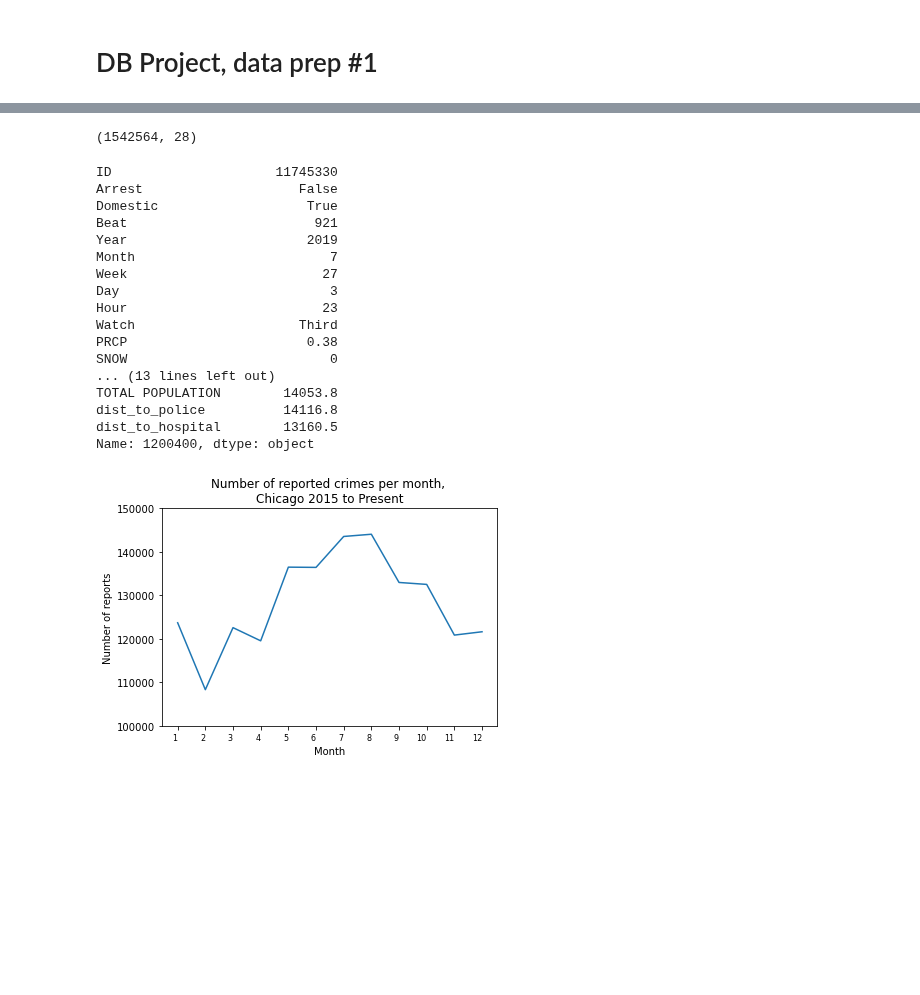
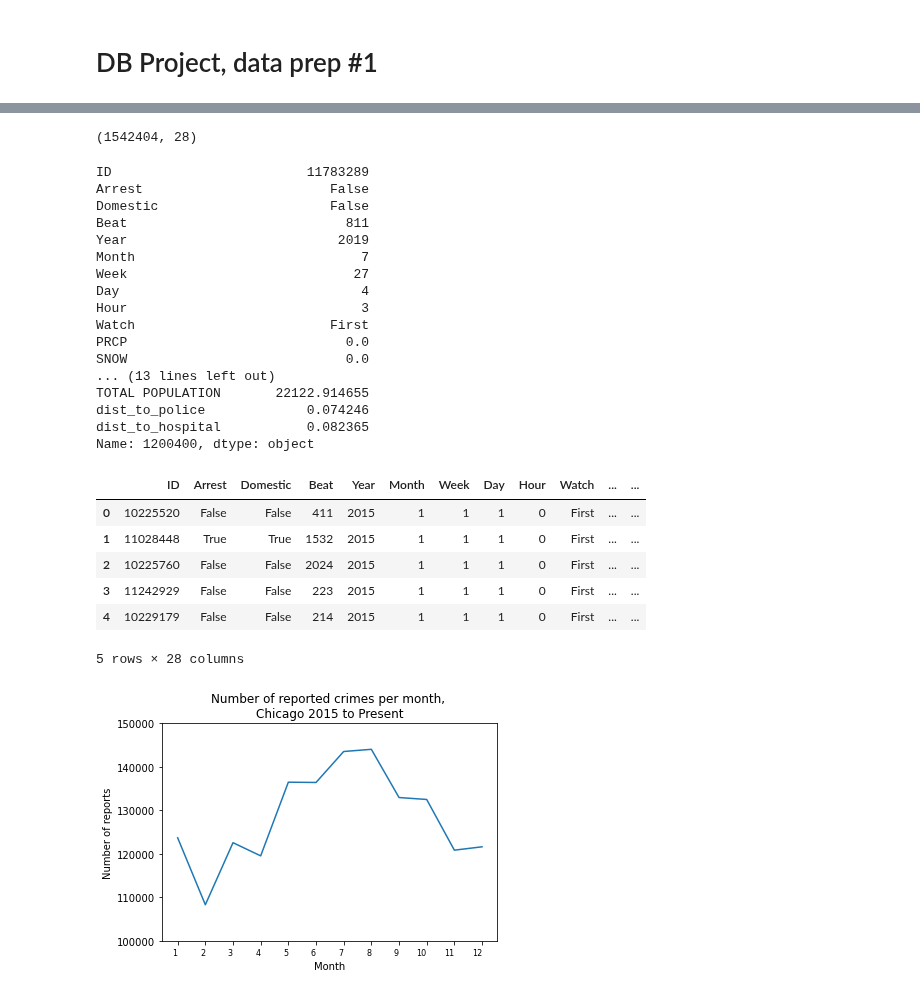
Before and after one commit to Deckart2/capp_30254_crime_forcasting, a Jupyter notebook: scripts/data_prep.ipynb, the cells around one changed output, grey strips where cells are left out. Saved outputs shown, nothing was run; the diff lists cells and outputs as text; code cells hidden in the pictures; blank space fills up the shorter version.

```diff
--- a/scripts/data_prep.ipynb
+++ b/scripts/data_prep.ipynb
@@ -12,3 +12,8 @@ from geopandas import GeoDataFrame
 from shapely.geometry import Point
 import warnings
 warnings.filterwarnings('ignore')
+
+crime_df = pd.read_csv('C:/Users/dcarb/Documents/Quarter3/ml/Project/Crimes_-_2015_to_Present.csv')
+crime_class_df = pd.read_csv('C:/Users/dcarb/Documents/Quarter3/ml/Project/Crimes_classes.csv')
+beats_df = pd.read_csv('C:/Users/dcarb/Documents/Quarter3/ml/Project/beats.csv')
+weather_df = pd.read_csv('C:/Users/dcarb/Documents/Quarter3/ml/Project/weather_2015-2020.csv')
@@ -17,7 +20,2 @@ warnings.filterwarnings('ignore')
-# %%
-crime_df = pd.read_csv('../raw_data/Crimes_-_2015_to_Present.csv')
-crime_class_df = pd.read_csv('../raw_data/Crimes_classes.csv')
-beats_df = pd.read_csv('../intermediate_data/beats.csv')
-weather_df = pd.read_csv('../raw_data/weather_2015-2020.csv')
 # %%
 # Transforming crime data to datetime, indexing by such, limiting data to 2015-2020.
@@ -44,6 +43,10 @@ def find_watch(n):
 crime_df['Watch'] = crime_df['Hour'].apply(find_watch)
 
 crime_df.index = crime_df.index.date
+# %%
+# Dropping non-criminal reports
+
+crime_df = crime_df[~crime_df['IUCR'].isin(['5073', '5093', '5094', '5113', '5114'])]
 # %%
 # Transforming weather data to datetime, indexing by such.
 
@@ -96,29 +83,41 @@ df = crime_df.filter(col_list)
 
 df.shape
 # %% [output]
-(1542564, 28)
+(1542404, 28)
 # %%
 # Pulling random data point.
 
 df.iloc[1200400]
 # %% [output]
-ID                     11745330
-Arrest                    False
-Domestic                   True
-Beat                        921
-Year                       2019
-Month                         7
-Week                         27
-Day                           3
-Hour                         23
-Watch                     Third
-PRCP                       0.38
-SNOW                          0
+ID                         11783289
+Arrest                        False
+Domestic                      False
+Beat                            811
+Year                           2019
+Month                             7
+Week                             27
+Day                               4
+Hour                              3
+Watch                         First
+PRCP                            0.0
+SNOW                            0.0
 ... (13 lines left out)
-TOTAL POPULATION        14053.8
-dist_to_police          14116.8
-dist_to_hospital        13160.5
+TOTAL POPULATION       22122.914655
+dist_to_police             0.074246
+dist_to_hospital           0.082365
 Name: 1200400, dtype: object
+# %%
+# Pulling first 5 rows.
+
+df.head()
+# %% [output]
+|  | ID | Arrest | Domestic | Beat | Year | Month | Week | Day | Hour | Watch | ... | ... |
+| 0 | 10225520 | False | False | 411 | 2015 | 1 | 1 | 1 | 0 | First | ... | ... |
+| 1 | 11028448 | True | True | 1532 | 2015 | 1 | 1 | 1 | 0 | First | ... | ... |
+| 2 | 10225760 | False | False | 2024 | 2015 | 1 | 1 | 1 | 0 | First | ... | ... |
+| 3 | 11242929 | False | False | 223 | 2015 | 1 | 1 | 1 | 0 | First | ... | ... |
+| 4 | 10229179 | False | False | 214 | 2015 | 1 | 1 | 1 | 0 | First | ... | ... |
+5 rows × 28 columns
 # %%
 # Crime Count by month (5 year aggregate).
 
```
Also changed, not shown: parts of 8 cells of this notebook.
